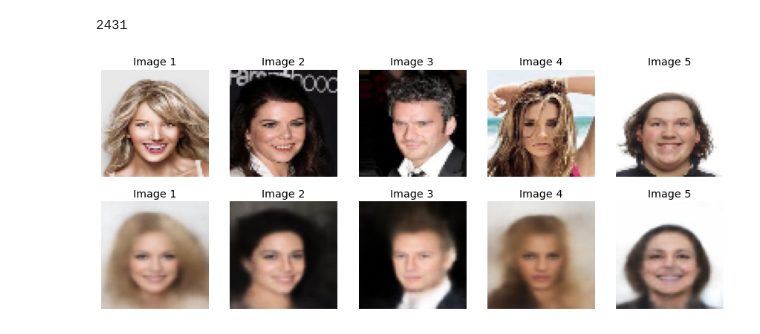
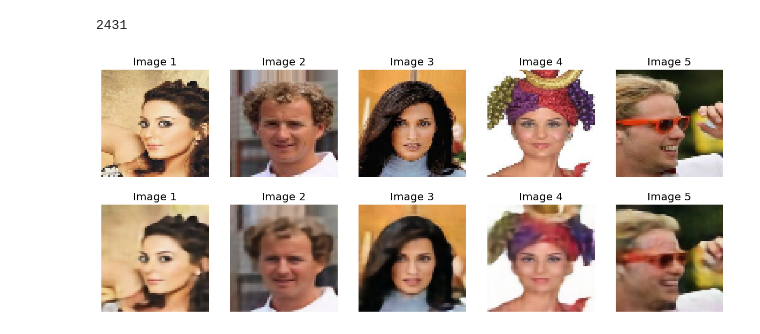
Before and after one commit to FennicOculus/Image-to-translation, a Jupyter notebook: RealFaceReconstruction.ipynb, the cells around one changed output. Cells and saved outputs as stored; diff of their text form; code cells hidden in the pictures.

Commit message:
Real face done

```diff
--- a/RealFaceReconstruction.ipynb
+++ b/RealFaceReconstruction.ipynb
@@ -292,7 +277,7 @@ lr_reduce = ReduceLROnPlateau(monitor='val_loss', factor=0.1, patience=10)
 checkpoint = ModelCheckpoint(checkpoint_path, monitor='val_loss', verbose=1, save_weights_only=True, save_best_only=True, mode='min')
 tb_callback = TensorBoard(log_dir=log_dir, histogram_freq=1, write_images=True, write_graph=True, update_freq='epoch',
                           profile_batch=0, embeddings_freq=0, embeddings_metadata=None, embeddings_data=None)
-callbacks = [checkpoint, lr_reduce]
+callbacks = [checkpoint, backups]
 # %% [markdown]
 i load the latest best model
 # %%
@@ -305,12 +290,12 @@ The file best_model.h5 was copied.
 if the file doesn't exist we just train from scratch
 # %%
 if os.path.exists(filename) and (not scratch):
-    autoencoder.load_weights('/content/best_model_64.h5')
+    autoencoder.load_weights('/content/real_face_best_model_64.h5')
     print('weights loaded')
 else:
   print('not loaded')
 # %% [output]
 not loaded
 # %%
-EPOCHS = 75
-Batch_Size = 64
+EPOCHS = 50
+Batch_Size = 128
@@ -365,4 +348,4 @@ plt.legend(loc="lower left")
 # %%
 ae_test = np.load('/content/ae_test.npy')
 # %%
-autoencoder.load_weights('/content/drive/MyDrive/AutoEncoders/best_model_64.h5')
+autoencoder.load_weights('/content/drive/MyDrive/AutoEncoders/real_face_best_model_64.h5')
@@ -393,16 +378,16 @@ ran = sample(range(decoded.shape[0]//5), 5)
 # %%
 fig, ax = plt.subplots(2, 5, figsize=(15, 6))
 for i in range(2):
     for j in range(5):
       if i == 0:
-        ax[i, j].imshow(ae_test[ran[j] * 5 + j])
+        ax[i, j].imshow(ae_test[1 * 5 + ran[j]])
         ax[i, j].axis('off')
         ax[i, j].set_title(f'Image {0*5 + j + 1}')
       else:
-        ax[i, j].imshow(decoded[ran[j] * 5 + j])
+        ax[i, j].imshow(decoded[1 * 5 + ran[j]])
         ax[i, j].axis('off')
         ax[i, j].set_title(f'Image {0*5 + j + 1}')
 
 plt.show()
 # %% [output]
-[figure, old version]
+[figure, new version]
```
Also changed, not shown: parts of 29 cells of this notebook.
